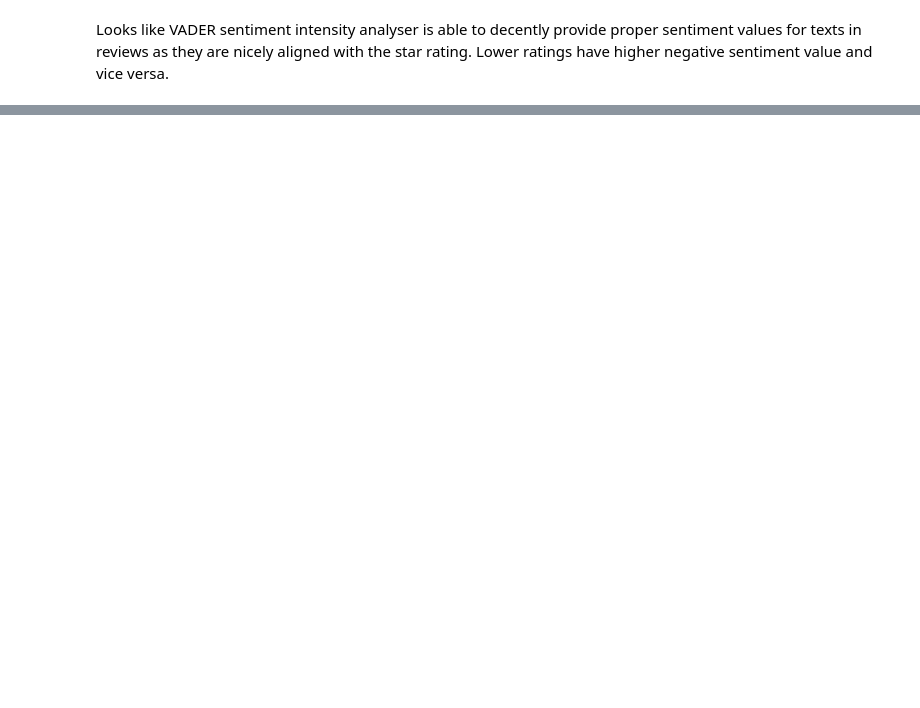
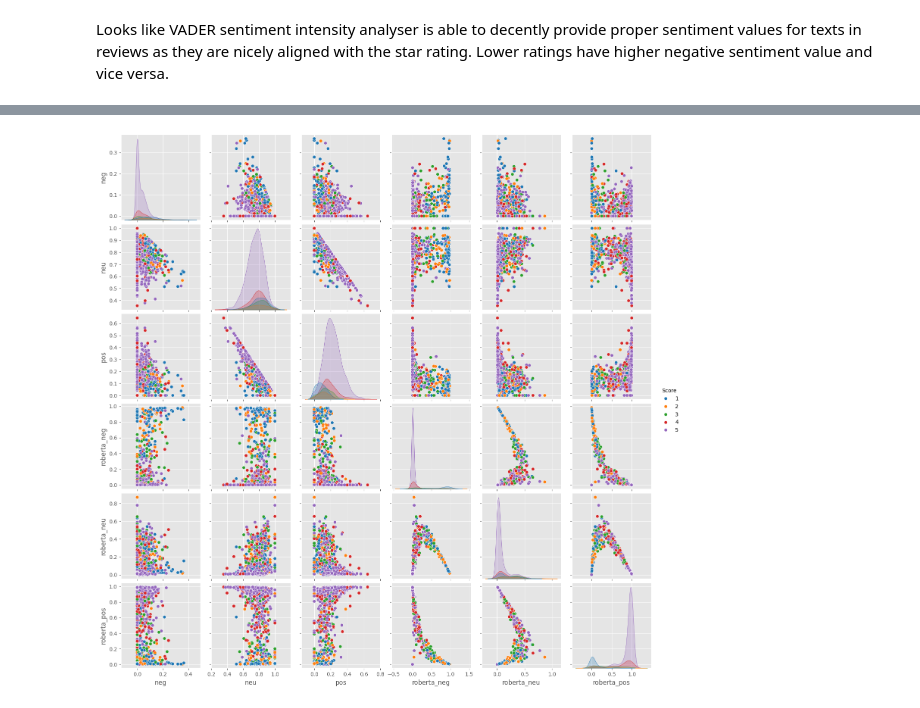
Before and after one commit to Llwnr/SentimentAnalysis, a Jupyter notebook: NLTK.ipynb, the cells around one changed output, grey strips where cells are left out. Drawn from its saved outputs; the diff is of its cells as text; code cells hidden in the pictures; blank space fills up the shorter version.

```diff
--- a/NLTK.ipynb
+++ b/NLTK.ipynb
@@ -169,0 +211,17 @@ Looks like VADER sentiment intensity analyser is able to decently provide proper
+# %%
+roberta_res = {
+    "roberta_neg": [],
+    "roberta_neu": [],
+    "roberta_pos": []
+}
+for i, text in enumerate(tqdm(df['Text'])):
+    try:
+        score_dict = polarity_scores_roberta(text)
+        roberta_res['roberta_neg'].append(score_dict['roberta_neg'])
+        roberta_res['roberta_neu'].append(score_dict['roberta_neu'])
+        roberta_res['roberta_pos'].append(score_dict['roberta_pos'])
+    except RuntimeError:
+        roberta_res['roberta_neg'].append(0)
+        roberta_res['roberta_neu'].append(0)
+        roberta_res['roberta_pos'].append(0)
+        print(f'Broke for id: {i}')
@@ -169,0 +235,13 @@ Looks like VADER sentiment intensity analyser is able to decently provide proper
+# %%
+#Filling broken areas/rows as null to make each Id/index be equal to its equivalent in original dataframe.
+broken_indexes = [82,186,528,539,745,862]
+for dict in roberta_res:
+    for index in broken_indexes:
+        roberta_res[dict].insert(index, 0)
+# %%
+roberta_df = (
+    pl.from_dict(roberta_res, strict=False).cast(pl.Float64)
+    .with_row_index("Id", offset=1)
+    .select(pl.col('Id').cast(pl.Int64), pl.all().exclude('Id'))
+)
+roberta_df
@@ -169,0 +282,3 @@ Looks like VADER sentiment intensity analyser is able to decently provide proper
+# %%
+result_df = vader.join(roberta_df, on='Id', how='left')
+result_df.head()
@@ -169,0 +294,8 @@ Looks like VADER sentiment intensity analyser is able to decently provide proper
+# %%
+sns.pairplot(data=result_df.to_pandas(), vars=['neg', 'neu', 'pos',
+                               'roberta_neg','roberta_neu','roberta_pos'],
+                               hue='Score',
+                               palette='tab10')
+plt.show()
+# %% [output]
+[figure, added]
```
Also changed, not shown: parts of 23 cells of this notebook.
